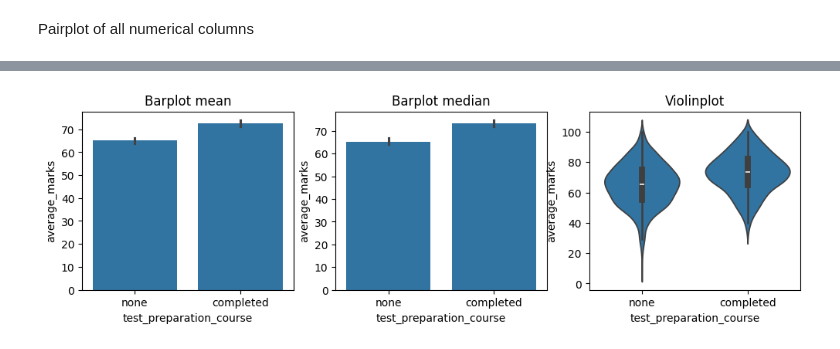
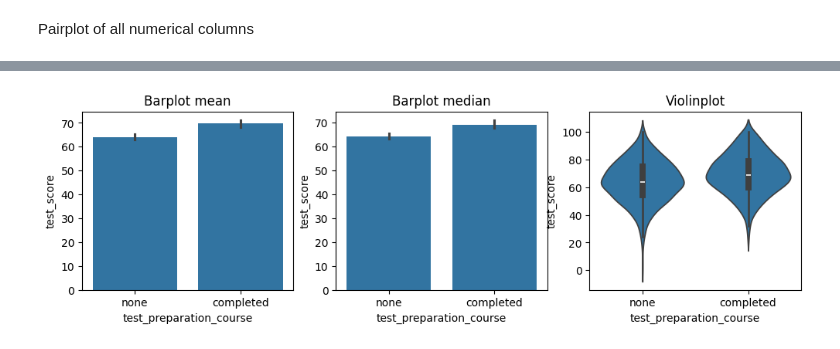
Before and after one commit to Aakash-Engineer/ML-project, a Jupyter notebook: notebooks/DATA_ANALYSIS.ipynb, the cells around one changed output, grey strips where cells are left out. Cells and saved outputs as stored; diff of their text form; code cells hidden in the pictures.

```diff
--- a/notebooks/DATA_ANALYSIS.ipynb
+++ b/notebooks/DATA_ANALYSIS.ipynb
@@ -124,14 +151,9 @@ dtype: int64
 # %%
 # convert data types of numeric columns from int 64 to int 32
 
-df['math_score'] = df['math_score'].astype('int32')
+df['test_score'] = df['test_score'].astype('int32')
 df['reading_score'] = df['reading_score'].astype('int32')
 df['writing_score'] = df['writing_score'].astype('int32')
-# %%
-# Add column average marks and total marks
-
-df['average_marks'] = (df['math_score'] + df['reading_score'] + df['writing_score']) / 3
-df['total_marks'] = df['math_score'] + df['reading_score'] + df['writing_score']
 # %%
 df
 # %% [output]
@@ -490,22 +520,22 @@ Column - test_preparation_course & average_marks
 # %%
 # Relationship
 # Relationship between parent_level_of_education and average marks
 fig, ax = plt.subplots(nrows=1, ncols=3, figsize=(12, 3))
 
-sns.barplot(data=df, x='test_preparation_course', y='average_marks', ax=ax[0], estimator=np.mean)
+sns.barplot(data=df, x='test_preparation_course', y='test_score', ax=ax[0], estimator=np.mean)
 ax[0].set_title('Barplot mean')
 
-sns.barplot(data=df, x='test_preparation_course', y='average_marks', ax=ax[1], estimator=np.median)
+sns.barplot(data=df, x='test_preparation_course', y='test_score', ax=ax[1], estimator=np.median)
 ax[1].set_title('Barplot median')
 # ax[0].set_xticklabels(ax[0].get_xticklabels(), rotation=90)
 
-sns.violinplot(x='test_preparation_course', y='average_marks', data=df, ax=ax[2], orient='v')
+sns.violinplot(x='test_preparation_course', y='test_score', data=df, ax=ax[2], orient='v')
 ax[2].set_title('Violinplot')
 # ax[1].set_xticklabels(ax[1].get_xticklabels(), rotation=90)
 
 plt.show()
 # %% [output]
-[figure, old version]
+[figure, new version]
 # %%
 # Observations
 
```
Also changed, not shown: parts of 32 cells of this notebook, 12 other files.
